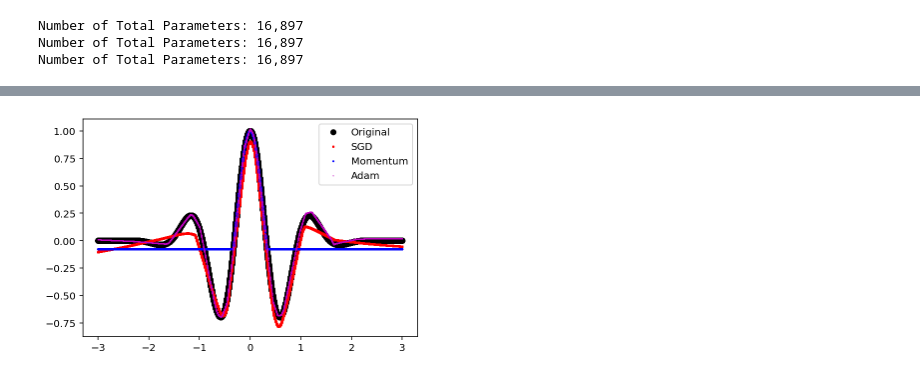
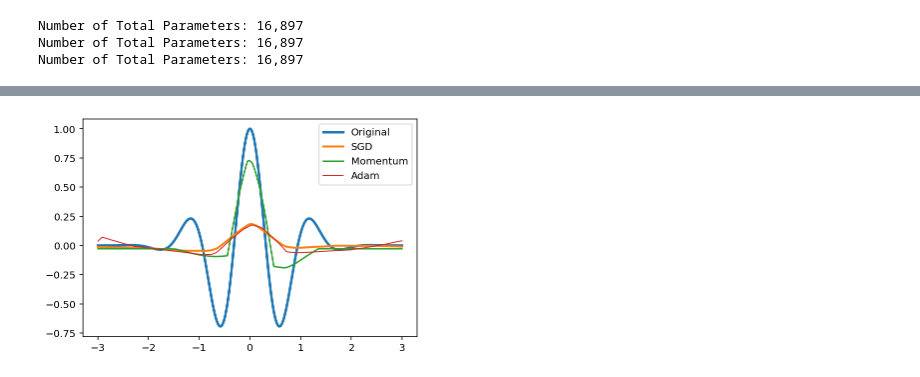
Before and after one commit to jjerry-k/tc_practice, a Jupyter notebook: 02_Optimizer.ipynb, the cells around one changed output, grey strips where cells are left out. Drawn from its saved outputs; the diff is of its cells as text; code cells hidden in the pictures.

```diff
--- a/02_Optimizer.ipynb
+++ b/02_Optimizer.ipynb
@@ -22,6 +22,7 @@ This notebook uses [cuda:0].
 # %%
-EPOCHS = 1000
-LEARNING_RATE = 0.1
+EPOCHS = 100
+BATCH_SIZE=128
+LEARNING_RATE=0.1
 print ("Done.")
 # %% [output]
 Done.
@@ -43,7 +47,7 @@ Done.
 # %%
+# our model
 class Model(nn.Module):
-    def __init__(self, input_channel=1, hidden_size=128, output_channel=1,
-                 init_weight="he", init_bias="zero"):
+    def __init__(self, input_channel=1, hidden_size=128, output_channel=1, init_weight="he", init_bias="zero"):
         super(Model, self).__init__()
 
         self.init_weight = init_weight
@@ -57,8 +61,8 @@ class Model(nn.Module):
 
     def init_params(self):
         init_weight_method = {
-            "he": nn.init.kaiming_normal_,
-            "xavier": nn.init.xavier_normal_
+        "he": nn.init.kaiming_normal_,
+        "xavier": nn.init.xavier_normal_
         }
         init_bias_method = {
             "zero": nn.init.zeros_,
@@ -118,51 +122,72 @@ Number of Total Parameters: 16,897
 # %%
 # Training Phase
-plot_every,print_every = 100,20
+plot_every,print_every = 20, 4
+num_steps = len(X)//BATCH_SIZE + 1
+
 print("Start training !")
 
 # Training loop
 for epoch in range(EPOCHS):
 
-    # SGD model
-    y_pred_sgd = model_sgd.forward(X)
-    loss_sgd = criterion(y_pred_sgd, Y)
+    epoch_loss_sgd = 0
+    epoch_loss_momentum = 0
+    epoch_loss_adam = 0
 
-    sgd.zero_grad()
-    loss_sgd.backward()
-    sgd.step()
+    for idx in range(num_steps):
+        batxh_x = X[idx:idx+BATCH_SIZE]
+        batxh_y = Y[idx:idx+BATCH_SIZE]
+        # SGD model
+        y_pred_sgd = model_sgd(batxh_x)
+        loss_sgd = criterion(y_pred_sgd, batxh_y)
+        epoch_loss_sgd += loss_sgd
 
-    # Momentum model
-    y_pred_momentum = model_momentum.forward(X)
-    loss_momentum = criterion(y_pred_momentum,Y)
+        sgd.zero_grad()
+        loss_sgd.backward()
+        sgd.step()
 
-    momentum.zero_grad()
-    loss_momentum.backward()
-    momentum.step()
+        # Momentum model
+        y_pred_momentum = model_momentum(batxh_x)
+        loss_momentum = criterion(y_pred_momentum, batxh_y)
+        epoch_loss_momentum += loss_momentum
 
-    # Adam model
-    y_pred_adam = model_adam.forward(X)
-    loss_adam = criterion(y_pred_adam, Y)
+        momentum.zero_grad()
+        loss_momentum.backward()
+        momentum.step()
 
-    adam.zero_grad()
-    loss_adam.backward()
-    adam.step()
+        # Adam model
+        y_pred_adam = model_adam(batxh_x)
+        loss_adam = criterion(y_pred_adam, batxh_y)
+        epoch_loss_adam += loss_adam
+
+        adam.zero_grad()
+        loss_adam.backward()
+        adam.step()
 
     if epoch % print_every == 0:
-        print(f"epoch:[{epoch+1}/{EPOCHS}] sgd cost:[{loss_sgd:.3f}] momentum cost:[{loss_momentum:.3f}] adam cost:[{loss_adam:.3f}]")
+        print(f"epoch:[{epoch+1}/{EPOCHS}] sgd cost:[{epoch_loss_sgd/num_steps:.3f}] momentum cost:[{epoch_loss_momentum/num_steps:.3f}] adam cost:[{epoch_loss_adam/num_steps:.3f}]")
 
     if epoch % plot_every == 0 :
+        with torch.no_grad():
+            Y_sgd = model_sgd(X)
+            Y_momentum = model_momentum(X)
+            Y_adam = model_adam(X)
 
-        plt.plot(x, y, 'k.', markersize=10)
-        plt.plot(X.cpu().detach().numpy(), y_pred_sgd.cpu().detach().numpy(), 'r.', markersize=3)
-        plt.plot(X.cpu().detach().numpy(), y_pred_momentum.cpu().detach().numpy(), 'b.', markersize=2)
-        plt.plot(X.cpu().detach().numpy(), y_pred_adam.cpu().detach().numpy(), 'm.', markersize=0.5)
+        plt.plot(X[sorted_idx].cpu().detach().numpy(), Y[sorted_idx].cpu().detach().numpy(), linewidth=2.5)
+        plt.plot(X[sorted_idx].cpu().detach().numpy(), Y_sgd[sorted_idx].cpu().detach().numpy(), linewidth=2)
+        plt.plot(X[sorted_idx].cpu().detach().numpy(), Y_momentum[sorted_idx].cpu().detach().numpy(), linewidth=1.5)
+        plt.plot(X[sorted_idx].cpu().detach().numpy(), Y_adam[sorted_idx].cpu().detach().numpy(), linewidth=1)
         plt.legend(["Original", "SGD", "Momentum", "Adam"], loc="upper right")
         plt.show()
 
-plt.plot(x, y, 'k.', markersize=10)
-plt.plot(X.cpu().detach().numpy(), y_pred_sgd.cpu().detach().numpy(), 'r.', markersize=3)
-plt.plot(X.cpu().detach().numpy(), y_pred_momentum.cpu().detach().numpy(), 'b.', markersize=2)
-plt.plot(X.cpu().detach().numpy(), y_pred_adam.cpu().detach().numpy(), 'm.', markersize=0.5)
+with torch.no_grad():
+    Y_sgd = model_sgd(X)
+    Y_momentum = model_momentum(X)
+    Y_adam = model_adam(X)
+
+plt.plot(X[sorted_idx].cpu().detach().numpy(), Y[sorted_idx].cpu().detach().numpy(), linewidth=4)
+plt.plot(X[sorted_idx].cpu().detach().numpy(), Y_sgd[sorted_idx].cpu().detach().numpy(), linewidth=3)
+plt.plot(X[sorted_idx].cpu().detach().numpy(), Y_momentum[sorted_idx].cpu().detach().numpy(), linewidth=2)
+plt.plot(X[sorted_idx].cpu().detach().numpy(), Y_adam[sorted_idx].cpu().detach().numpy(), linewidth=1)
 plt.legend(["Original", "SGD", "Momentum", "Adam"], loc="upper right")
 plt.show()
 print("Done.")
@@ -172 +197 @@ epoch:[1/1000] sgd cost:[0.007] momentum cost:[0.051] adam cost:[0.000]
-[figure, old version]
+[figure, new version]
```
Also changed, not shown: parts of 11 cells of this notebook.
